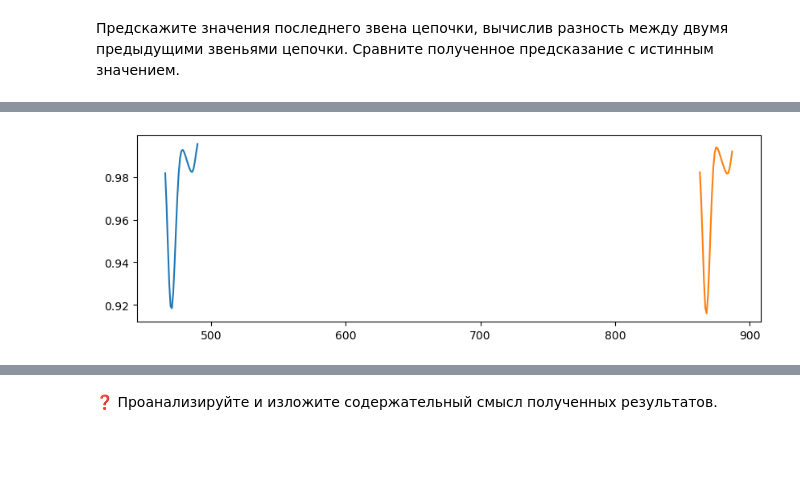
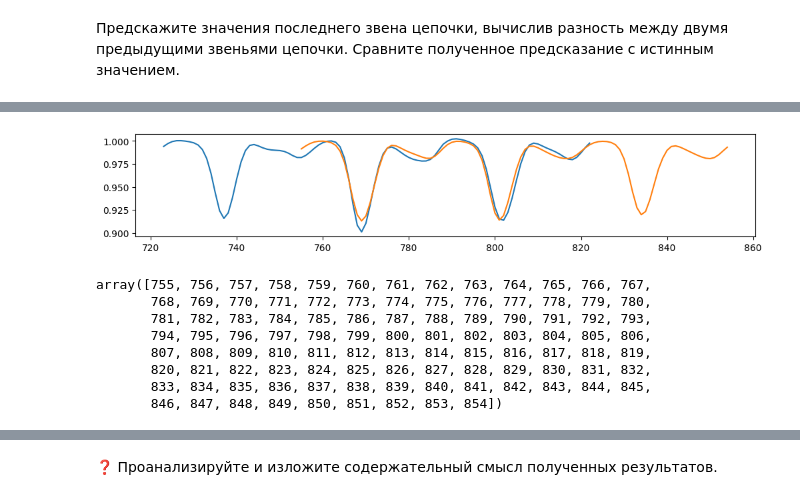
Before and after one commit to studntsusu/2023-Kufarov-TimeSeriesCourse, a Jupyter notebook: practice/06 Chains/06 Chains.ipynb, the cells around one changed output, grey strips where cells are left out. Drawn from its saved outputs; the diff is of its cells as text; code cells hidden in the pictures; blank space fills up the shorter version.

```diff
--- a/practice/06 Chains/06 Chains.ipynb
+++ b/practice/06 Chains/06 Chains.ipynb
@@ -92,7 +94,35 @@ plt.show()
-# %%
-plt.figure(figsize=(10,3))
-plt.plot(x3, y3)
-plt.plot(x_true, y_true)
-plt.show()
-# %% [output]
-[figure, removed]
+# %%
+last_chain_index = unanchored_chain[-1] # последний элемент из списка и присваивает
+last_chain_index #
+last_chain_y = ts[last_chain_index:last_chain_index+m]  #часть данных временного ряда с последнего и вперед на m
+last_chain_x = np.array(range(last_chain_index, last_chain_index+m)) #массив индексов
+last_chain_x
+
+chain_index1 = unanchored_chain[-2] # lдля предыдущих рядов
+chain_index2 = unanchored_chain[-3]
+
+chain1_y = ts[chain_index1:chain_index1+m]
+chain1_x = np.array(range(chain_index1, chain_index1+m))
+chain2_y = ts[chain_index2:chain_index2+m]
+chain2_x = np.array(range(chain_index2, chain_index2+m))
+
+pred_chain_y = chain1_y + (chain1_y-chain2_y)
+pred_chain_x = chain1_x + (chain1_x-chain2_x)
+
+fig, ax = plt.subplots(figsize=(12, 2))
+for x, y in [(pred_chain_x, pred_chain_y), (last_chain_x, last_chain_y)]:
+    plt.plot(x, y)
+plt.show()
+# %% [output]
+[figure, added]
+# %%
+last_chain_x
+# %% [output]
+array([755, 756, 757, 758, 759, 760, 761, 762, 763, 764, 765, 766, 767,
+       768, 769, 770, 771, 772, 773, 774, 775, 776, 777, 778, 779, 780,
+       781, 782, 783, 784, 785, 786, 787, 788, 789, 790, 791, 792, 793,
+       794, 795, 796, 797, 798, 799, 800, 801, 802, 803, 804, 805, 806,
+       807, 808, 809, 810, 811, 812, 813, 814, 815, 816, 817, 818, 819,
+       820, 821, 822, 823, 824, 825, 826, 827, 828, 829, 830, 831, 832,
+       833, 834, 835, 836, 837, 838, 839, 840, 841, 842, 843, 844, 845,
+       846, 847, 848, 849, 850, 851, 852, 853, 854])
```
Also changed, not shown: parts of 19 cells of this notebook.
